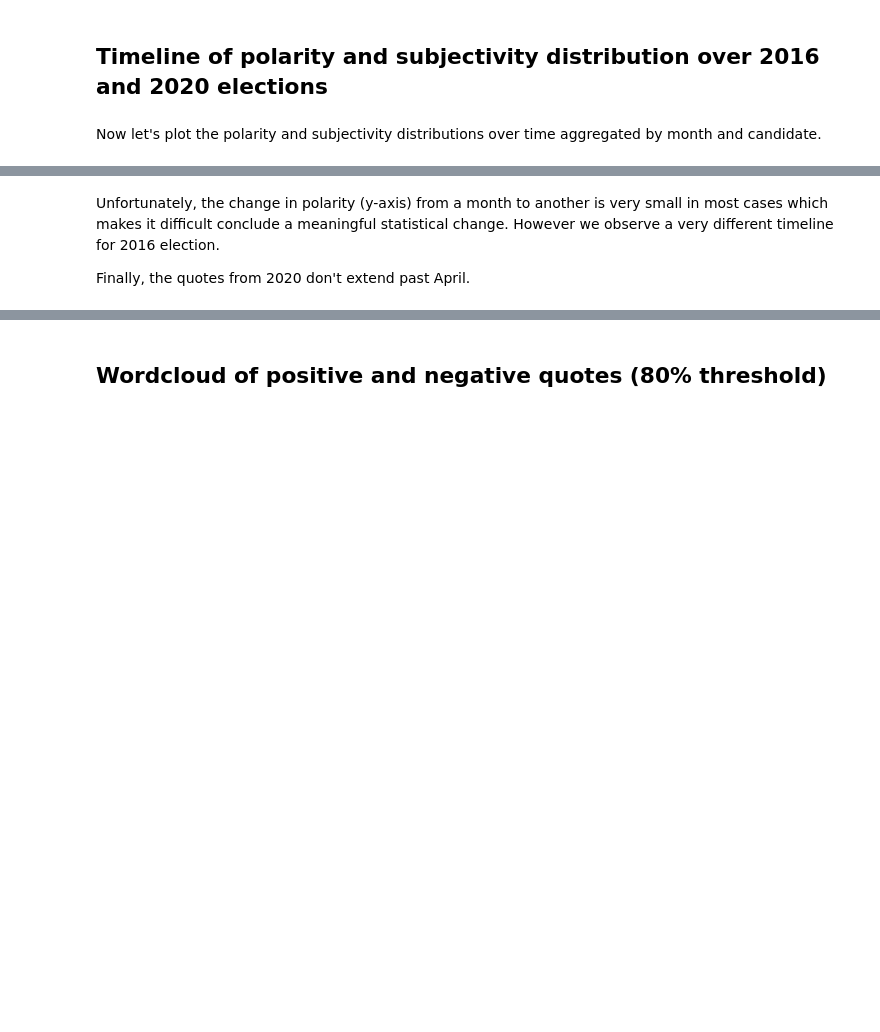
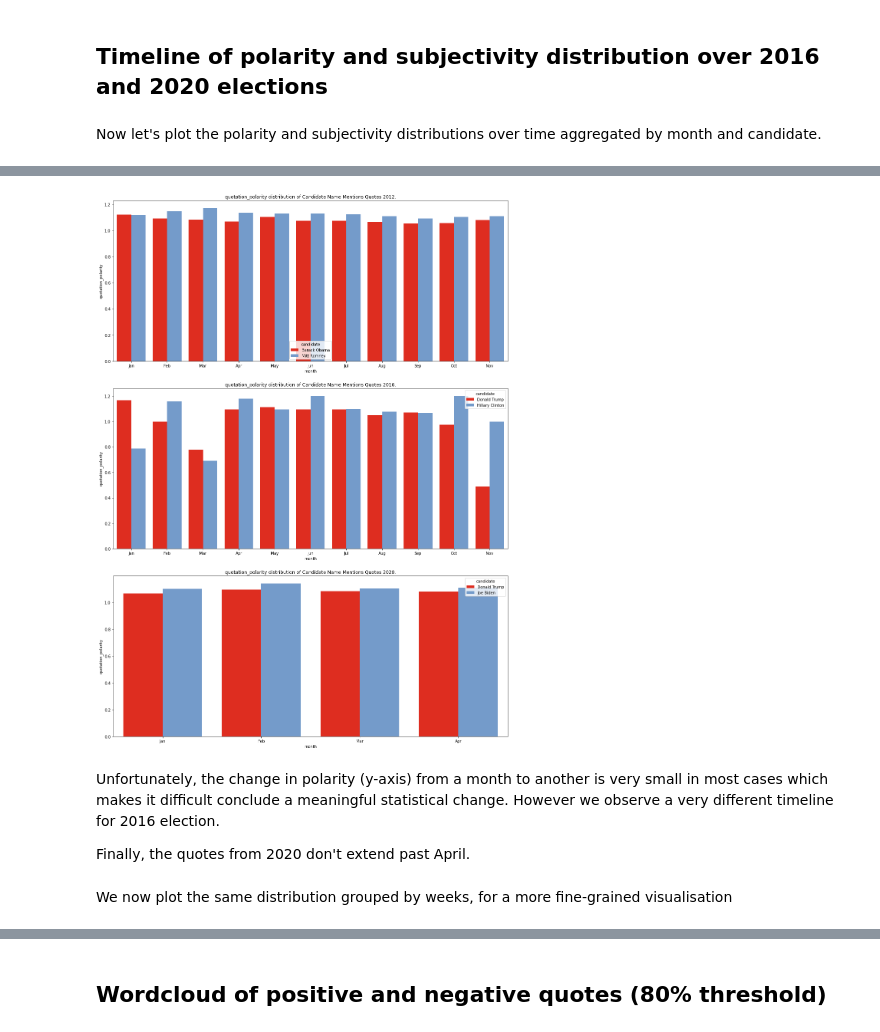
Before and after one commit to epfl-ada/ada-2021-project-sars, a Jupyter notebook: sentiment_analysis/exploratory_data_analysis.ipynb, the cells around one changed output, grey strips where cells are left out. Drawn from its saved outputs; the diff is of its cells as text; code cells hidden in the pictures; blank space fills up the shorter version.

```diff
--- a/sentiment_analysis/exploratory_sentiment_analysis.ipynb
+++ b/sentiment_analysis/exploratory_data_analysis.ipynb
@@ -211,4 +97,66 @@ axs[2][1].legend(loc='upper right')
+# %%
+df_obama_romney_2012 = pd.concat([df_obama_2012_all_quotes, df_romney_2012_all_quotes], ignore_index=True)
+df_trump_clinton_2016 = pd.concat([df_trump_2016_all_quotes, df_clinton_2016_all_quotes], ignore_index=True)
+df_trump_biden_2020 = pd.concat([df_trump_2020_all_quotes, df_biden_2020_all_quotes], ignore_index=True)
+
+# The quotes are aggregated and averaged by month and by candidate
+df_2012_polarity_grouped_by_month = df_groupy_polarity_by_months(df_obama_romney_2012)
+df_2016_polarity_grouped_by_month = df_groupy_polarity_by_months(df_trump_clinton_2016)
+df_2020_polarity_grouped_by_month = df_groupy_polarity_by_months(df_trump_biden_2020)
+df_2012_polarity_grouped_by_month.name = 'Candidate Name Mentions Quotes 2012'
+df_2016_polarity_grouped_by_month.name = 'Candidate Name Mentions Quotes 2016'
+df_2020_polarity_grouped_by_month.name = 'Candidate Name Mentions Quotes 2020'
+
+if MODEL == 'TextBlob':
+    df_2012_subjectivity_grouped_by_month = df_groupy_polarity_by_months(df_obama_romney_2012, subjectivity=True)
+    df_2016_subjectivity_grouped_by_month = df_groupy_polarity_by_months(df_trump_clinton_2016, subjectivity=True)
+    df_2020_subjectivity_grouped_by_month = df_groupy_polarity_by_months(df_trump_biden_2020, subjectivity=True)
+    df_2012_subjectivity_grouped_by_month.name = 'Candidate Name Mentions Quotes for 2012'
+    df_2016_subjectivity_grouped_by_month.name = 'Candidate Name Mentions Quotes for 2016'
+    df_2020_subjectivity_grouped_by_month.name = 'Candidate Name Mentions Quotes for 2020'
+# %%
+def plot_time_distribution(array_of_grouped_by_month, months, columns):
+    if 0 == len(columns) > 2:
+        raise KeyError('columns should be length 1 or 2')
+
+    fig, axes = plt.subplots(3, 1 * len(columns), figsize=(15, 20 / len(columns)))
+    fig.tight_layout(h_pad=5)
+
+    for j, column in enumerate(columns):
+        df_candidates_of_year = array_of_grouped_by_month[j]
+        for i, candidate_of_year in enumerate(df_candidates_of_year):
+            if len(columns) > 1:
+                axes[i][j].set_title(f"{column} distribution of {candidate_of_year.name}.")
+                seaborn.barplot(x='month', y=column, data=candidate_of_year,
+                                hue="candidate",
+                                order=months[i + 1 // 2], ax=axes[i][j], palette=["#fe1100", '#6699d8'])
+            else:
+                axes[i].set_title(f"{column} distribution of {candidate_of_year.name}.")
+                seaborn.barplot(x='month', y=column, data=candidate_of_year,
+                                hue="candidate",
+                                order=months[i + 1 // 2], ax=axes[i], palette=["#fe1100", '#6699d8'])
+
+
+months_2012 = ['Jan', 'Feb', 'Mar', 'Apr', 'May', 'Jun', 'Jul', 'Aug', 'Sep', 'Oct', 'Nov']
+months_2016 = ['Jan', 'Feb', 'Mar', 'Apr', 'May', 'Jun', 'Jul', 'Aug', 'Sep', 'Oct', 'Nov']
+months_2020 = ['Jan', 'Feb', 'Mar', 'Apr']
+
+if MODEL == 'TextBlob':
+    concat = [[df_2012_polarity_grouped_by_month, df_2016_polarity_grouped_by_month,
+               df_2020_polarity_grouped_by_month],
+              [df_2012_subjectivity_grouped_by_month, df_2016_subjectivity_grouped_by_month,
+               df_2020_subjectivity_grouped_by_month]]
+else:
+    concat = [[df_2012_polarity_grouped_by_month, df_2016_polarity_grouped_by_month,
+               df_2020_polarity_grouped_by_month]]
+
+plot_time_distribution(concat, months=[months_2012, months_2016, months_2020],
+                       columns=COLUMNS)
+# %% [output]
+[figure, added]
 # %% [markdown]
 Unfortunately, the change in polarity (y-axis) from a month to another is very small in most cases which makes it difficult conclude a meaningful statistical change. However we observe a very different timeline for 2016 election.
 
 Finally, the quotes from 2020 don't extend past April.
+# %% [markdown]
+We now plot the same distribution grouped by weeks, for a more fine-grained visualisation
```
Also changed, not shown: parts of 21 cells of this notebook, 3 other files.
